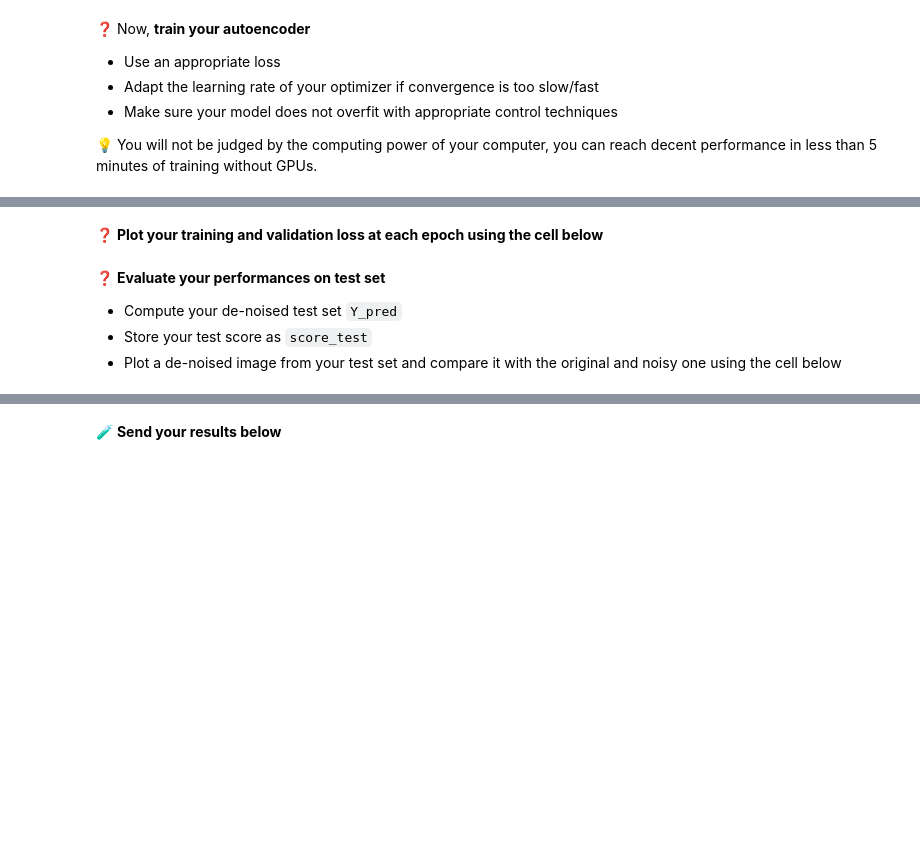
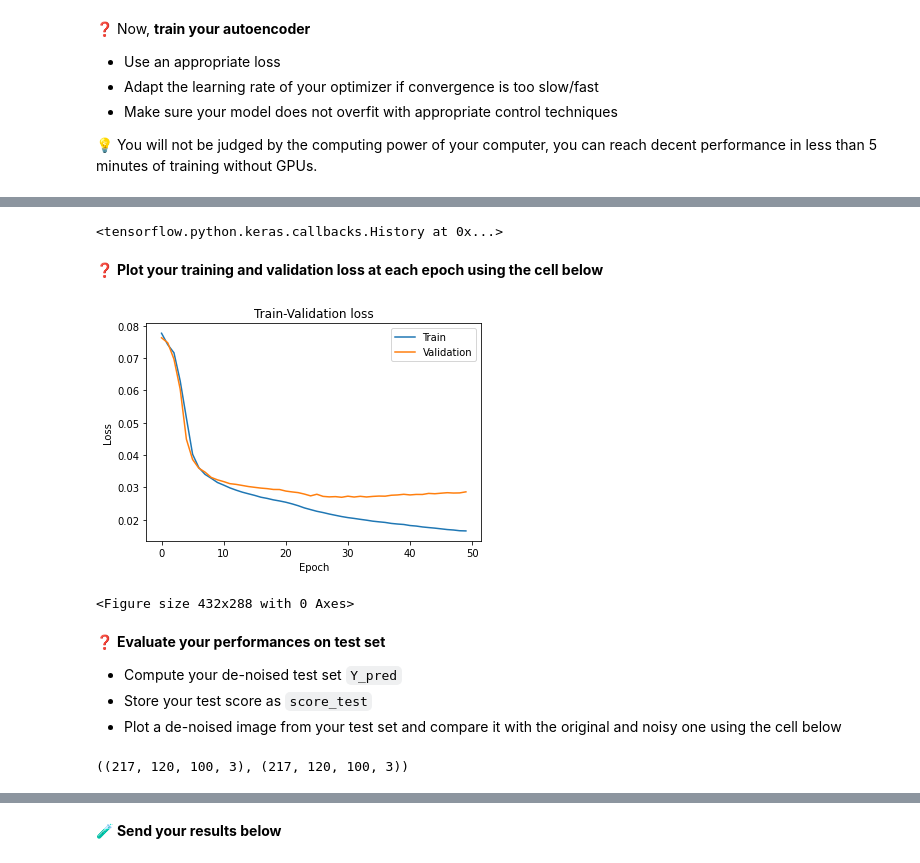
Before and after one commit to abibalimi/data-certification-exam, a Jupyter notebook: convolutional_neural_networks/image_denoising.ipynb, the cells around one changed output, grey strips where cells are left out. Saved outputs shown, nothing was run; the diff lists cells and outputs as text; code cells hidden in the pictures; blank space fills up the shorter version.

```diff
--- a/convolutional_neural_networks/image_denoising.ipynb
+++ b/convolutional_neural_networks/image_denoising.ipynb
@@ -420,13 +400,15 @@ X_train.shape
-# %%
-from tensorflow.keras import callbacks
-
-es = callbacks.EarlyStopping(patience=30, restore_best_weights=True)
-
-autoencoder.fit(X_train, Y_train,
-          batch_size=16,
-          epochs=100,
-          validation_split=0.3,
-          callbacks=[es],
-          verbose=0)
+# %%
+from tensorflow.keras import callbacks
+
+es = callbacks.EarlyStopping(patience=30, restore_best_weights=True)
+
+autoencoder.fit(X_train, Y_train,
+          batch_size=32,
+          epochs=50,
+          validation_split=0.3,
+          callbacks=[es],
+          verbose=0)
+# %% [output]
+<tensorflow.python.keras.callbacks.History at 0x...>
 # %% [markdown]
 ❓ **Plot your training and validation loss at each epoch using the cell below**
@@ -443,3 +415,21 @@ plt.savefig("tests/history.png")
+# %%
+def plot_history(history):
+    plt.plot(history.history['loss'], label = 'Train')
+    plt.plot(history.history['val_loss'], label = 'Validation')
+    plt.title('Train-Validation loss')
+    plt.ylabel('Loss')
+    plt.xlabel('Epoch')
+    plt.legend()
+    plt.show()
+
+    # Run also this code to save figure as jpg in path below (it's your job to ensure it works)
+    fig = plt.gcf()
+    plt.savefig("tests/history.png")
+# %%
+plot_history(autoencoder.history)
+# %% [output]
+[figure, added]
+<Figure size 432x288 with 0 Axes>
 # %% [markdown]
 ❓ **Evaluate your performances on test set**
 - Compute your de-noised test set `Y_pred`
@@ -449,0 +440,4 @@ plt.savefig("tests/history.png")
+# %%
+Y_pred.shape, X_test.shape
+# %% [output]
+((217, 120, 100, 3), (217, 120, 100, 3))
```
Also changed, not shown: parts of 47 cells of this notebook, 4 other files.
